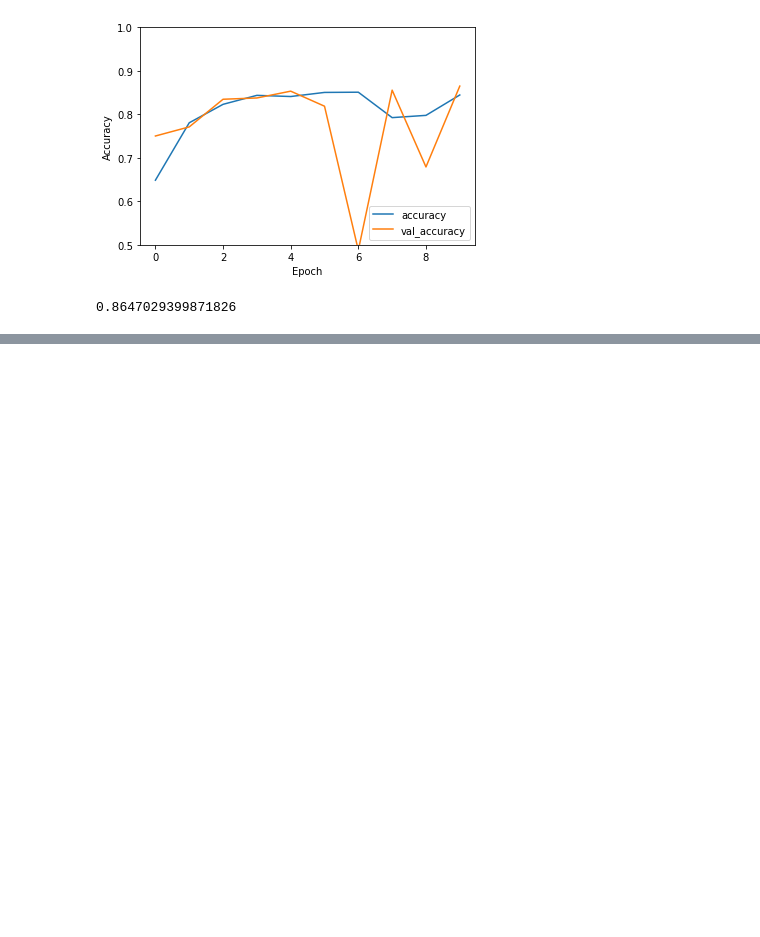
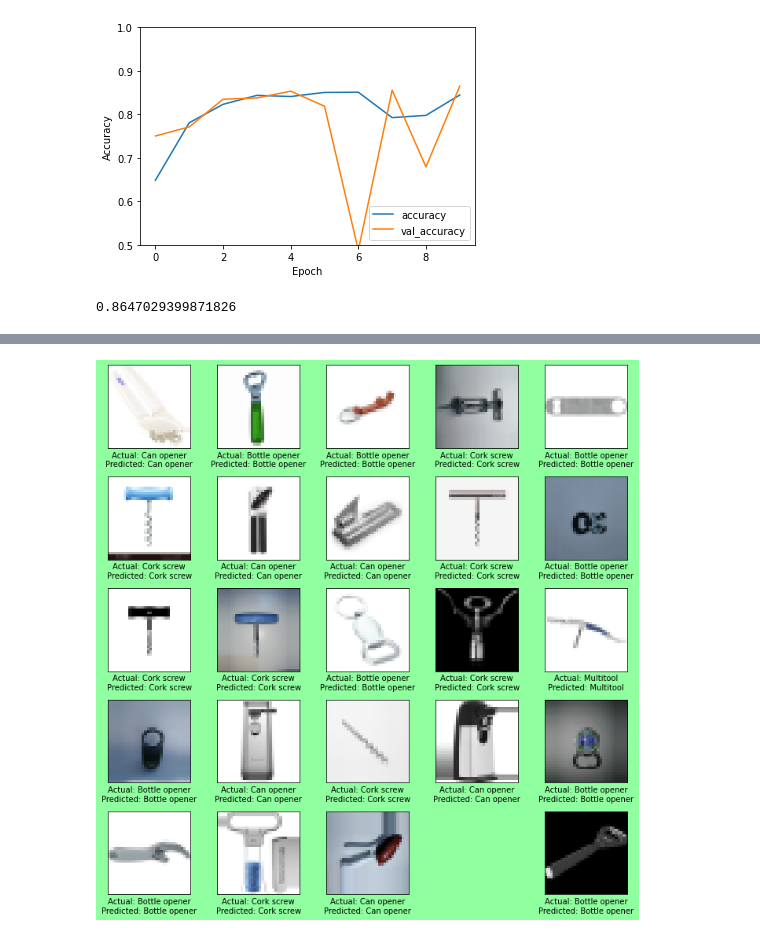
Before and after one commit to thecherry94/Projektarbeit-Kuenstliche-Intelligenz, a Jupyter notebook: CNN.ipynb, the cells around one changed output, grey strips where cells are left out. Saved outputs shown, nothing was run; the diff lists cells and outputs as text; code cells hidden in the pictures; blank space fills up the shorter version.

```diff
--- a/CNN.ipynb
+++ b/CNN.ipynb
@@ -149,0 +149,19 @@ INFO:tensorflow:Assets written to: models/test\assets
+# %%
+model = tf.keras.models.load_model('models/v1')
+# %%
+original = np.load(r'data/images/augmented/original.npy', allow_pickle=True)
+# %%
+original_images = []
+original_labels = []
+
+for idx, d in enumerate(original):
+    original_images.extend(d)
+    for e in d:
+        original_labels.append([idx])
+# %%
+original_images = np.array(original_images)
+original_labels = np.array(original_labels)
+
+p = np.random.permutation(len(original_images))
+original_images = original_images[p]
+original_labels = original_labels[p]
@@ -149,0 +172,23 @@ INFO:tensorflow:Assets written to: models/test\assets
+# %%
+class_names = ['Bottle opener', 'Can opener', 'Cork screw', 'Multitool']
+start = rnd.randint(0, len(original_images) - 25)
+
+preds = model.predict(original_images[start:start+25])
+index_max = []
+for pred in preds:
+    index_max.append(np.argmax(pred))
+
+fig = plt.figure(figsize=(10, 10))
+fig.patch.set_facecolor('xkcd:mint green')
+for i in range(25):
+    plt.subplot(5, 5, i+1)
+    plt.xticks([])
+    plt.yticks([])
+    plt.grid(False)
+    plt.imshow(original_images[i+start])
+    plt.tight_layout()
+    plt.xlabel(
+        'Actual: ' + class_names[original_labels[i+start][0]] +
+        '\nPredicted: ' + class_names[index_max[i]])
+# %% [output]
+[figure, added]
```
Also changed, not shown: parts of 4 cells of this notebook.
